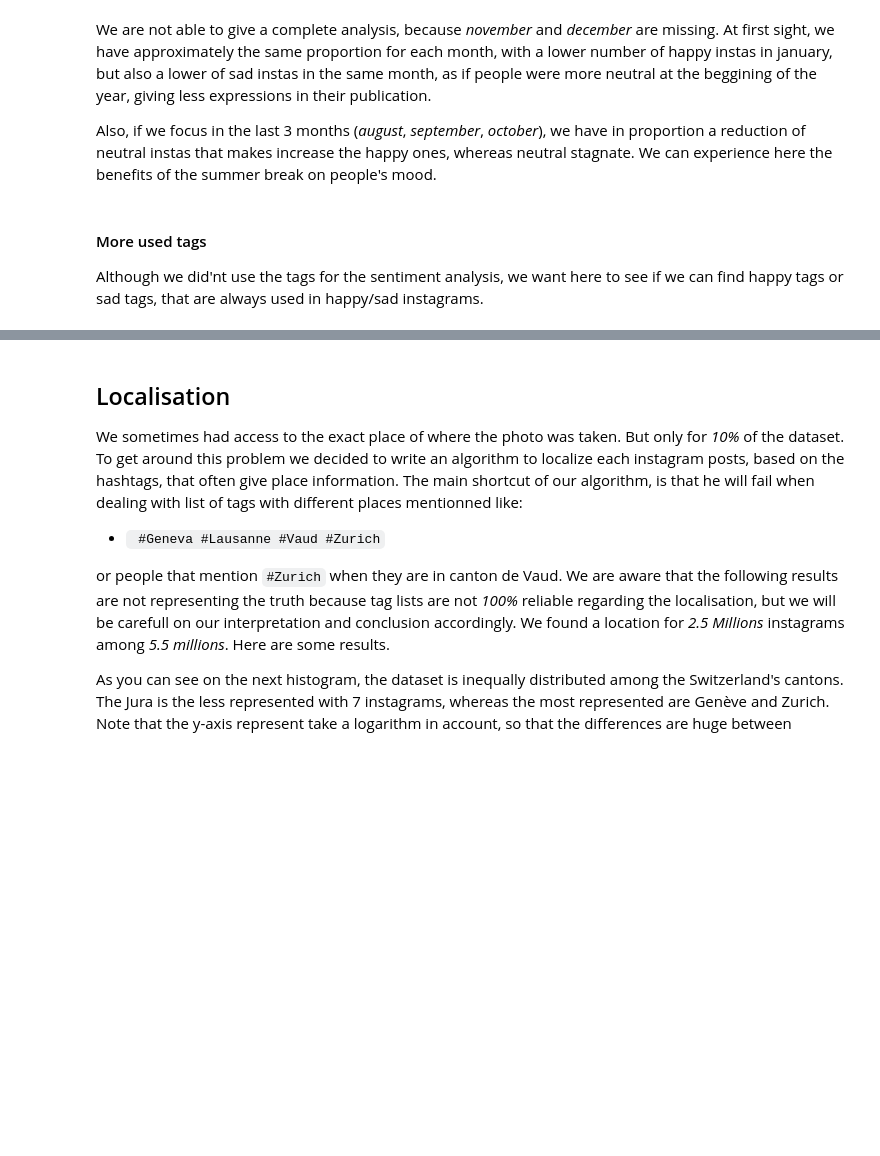
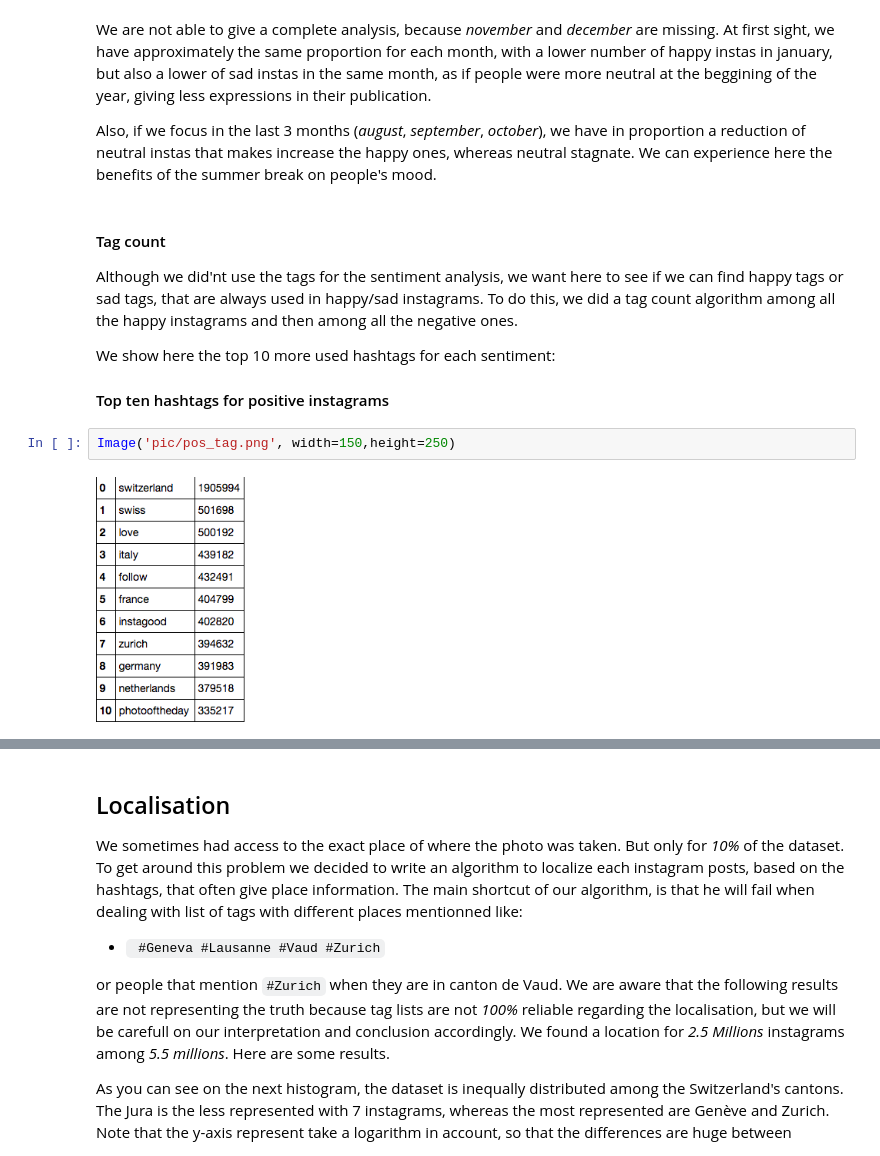
Before and after one commit to schraibi/ADA_Project, a Jupyter notebook: Présentation.ipynb, the cells around one changed output, grey strips where cells are left out. Drawn from its saved outputs; the diff is of its cells as text; blank space fills up the shorter version.

```diff
--- a/Présentation.ipynb
+++ b/Présentation.ipynb
@@ -123,6 +123,14 @@ approximately the same proportion for each month, with a lower number of happy i
 
 Also, if we focus in the last 3 months (*august*, *september*, *october*), we have in proportion a reduction of neutral instas that makes increase the happy ones, whereas neutral stagnate. We can experience here the benefits of the summer break on people's mood.
 # %% [markdown]
-#### More used tags
+#### Tag count
 
-Although we did'nt use the tags for the sentiment analysis, we want here to see if we can find happy tags or sad tags, that are always used in happy/sad instagrams.
+Although we did'nt use the tags for the sentiment analysis, we want here to see if we can find happy tags or sad tags, that are always used in happy/sad instagrams. To do this, we did a tag count algorithm among all the happy instagrams and then among all the negative ones.
+
+We show here the top 10 more used hashtags for each sentiment:
+
+#### Top ten hashtags for positive instagrams
+# %%
+Image('pic/pos_tag.png', width=150,height=250)
+# %% [output]
+[figure, added]
```
Also changed, not shown: parts of 11 cells of this notebook, 3 other files.
